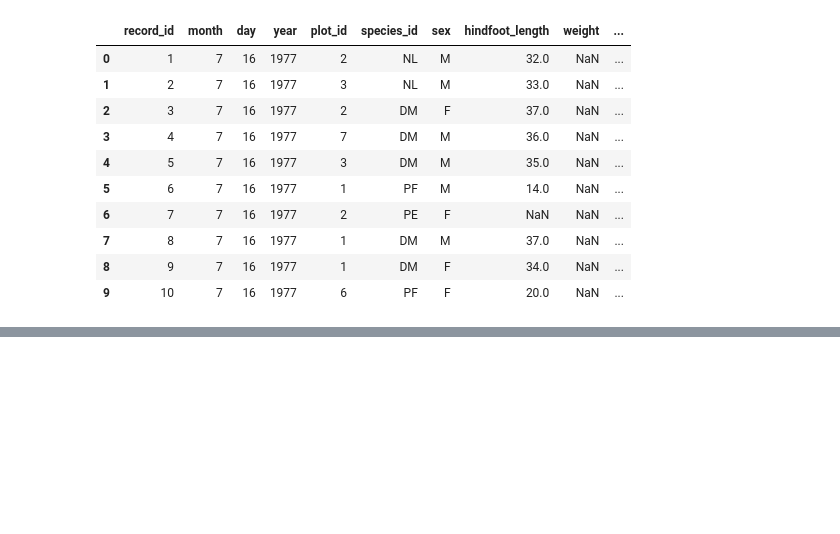
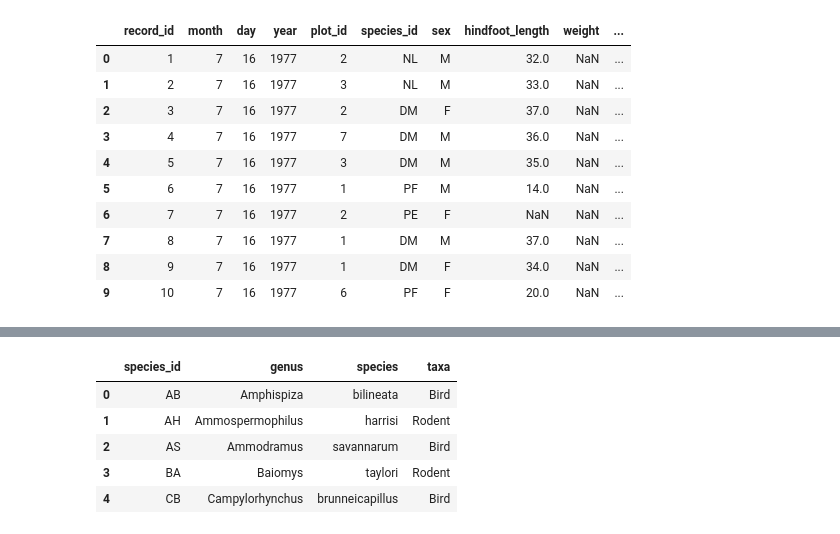
Before and after one commit to tmorrell/carpentry_plotting_demo, a Jupyter notebook: Notebook.ipynb, the cells around one changed output, grey strips where cells are left out. Drawn from its saved outputs; the diff is of its cells as text; code cells hidden in the pictures; blank space fills up the shorter version.

```diff
--- a/Notebook.ipynb
+++ b/Notebook.ipynb
@@ -464,0 +524,9 @@ vertical_stack.to_csv('out.csv')
+# %%
+species_df.head()
+# %% [output]
+|  | species_id | genus | species | taxa |
+| 0 | AB | Amphispiza | bilineata | Bird |
+| 1 | AH | Ammospermophilus | harrisi | Rodent |
+| 2 | AS | Ammodramus | savannarum | Bird |
+| 3 | BA | Baiomys | taylori | Rodent |
+| 4 | CB | Campylorhynchus | brunneicapillus | Bird |
```
Also changed, not shown: parts of 12 cells of this notebook, 3 other files.
